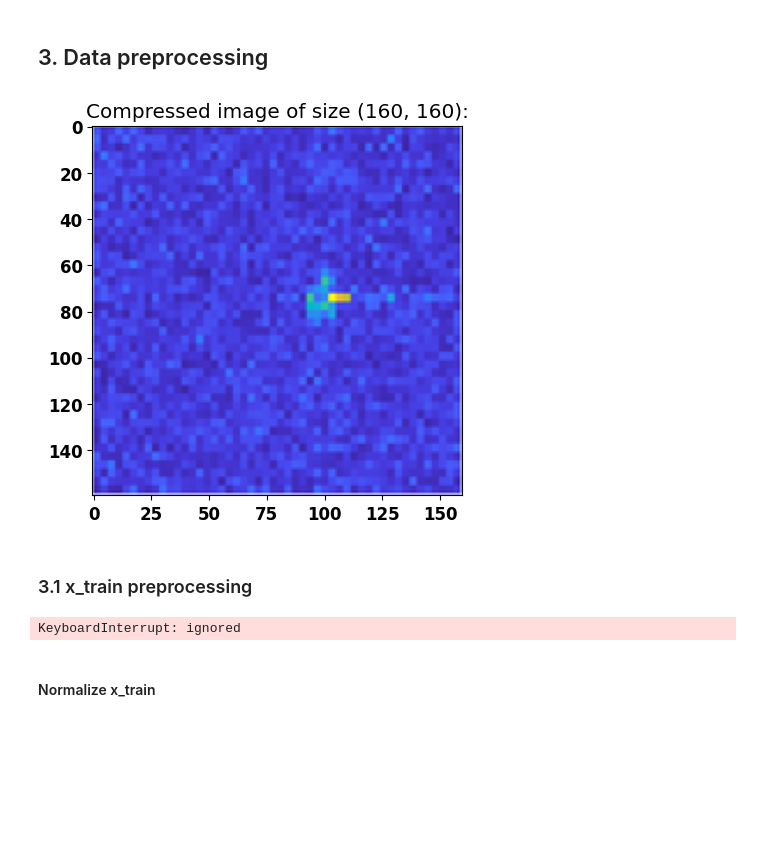
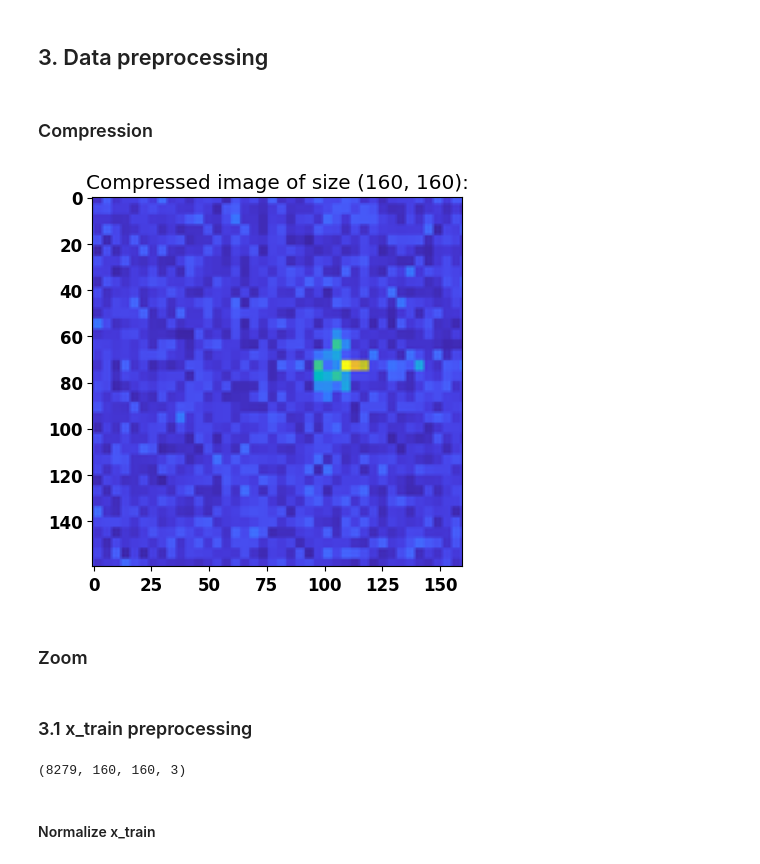
Before and after one commit to KassenBoyaubay/MPA-MLF-Exercises, a Jupyter notebook: Finalproject/Finalproject_Colab.ipynb, the cells around one changed output. Cells and saved outputs as stored; diff of their text form; code cells hidden in the pictures; blank space fills up the shorter version.

```diff
--- a/Finalproject/Finalproject_Colab.ipynb
+++ b/Finalproject/Finalproject_Colab.ipynb
@@ -85,3 +83,5 @@ y_train unique values: [1 3 2]
 labels: 3
 # %% [markdown]
 ## 3. Data preprocessing
+# %% [markdown]
+### Compression
@@ -88,20 +90,32 @@ labels: 3
+# %%
+zoom = 0.2
+# %%
+(img_height, img_width, _) = img.shape
+top = round(zoom*img_height/2)
+left = round(zoom*img_width/2)
+bottom = img_height - top
+right = img_width - left
+# %%
+crop_sizes = (left, top, right, bottom)
 # %%
-plt.imshow(np.asarray(Image.open(x_train_dir + 'img_0.png').resize(resize, Image.ANTIALIAS)))
+plt.imshow(np.asarray(Image.open(x_train_dir + 'img_0.png').crop(crop_sizes).resize(resize, Image.ANTIALIAS)))
 plt.title('Compressed image of size ' + str(resize) + ':')
 print()
 # %% [output]
-[figure, old version]
+[figure, new version]
+# %% [markdown]
+### Zoom
 # %% [markdown]
 ### 3.1 x_train preprocessing
 # %%
 x_train_dir_filenames = os.listdir(x_train_dir)
 x_train = []
 for filename in x_train_dir_filenames:
-  x_train.append(np.asarray(Image.open(x_train_dir + filename).resize(resize, Image.ANTIALIAS)))
+  x_train.append(np.asarray(Image.open(x_train_dir + filename).crop(crop_sizes).resize(resize, Image.ANTIALIAS)))
 x_train = np.array(x_train)
 print(x_train.shape)
 # %% [output]
-KeyboardInterrupt: ignored
+(8279, 160, 160, 3)
 # %% [markdown]
 #### Normalize x_train
 # %%
```
Also changed, not shown: parts of 11 cells of this notebook.
